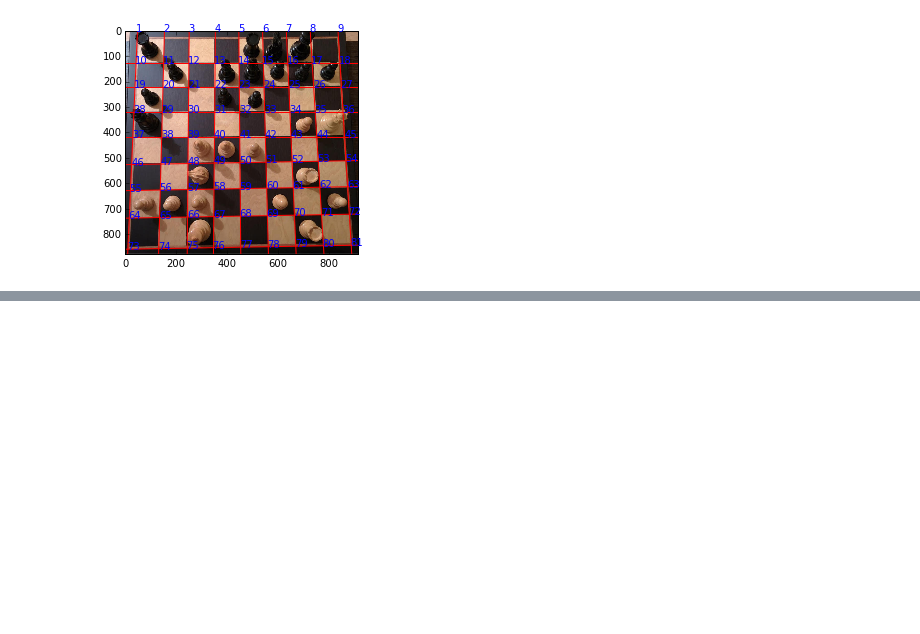
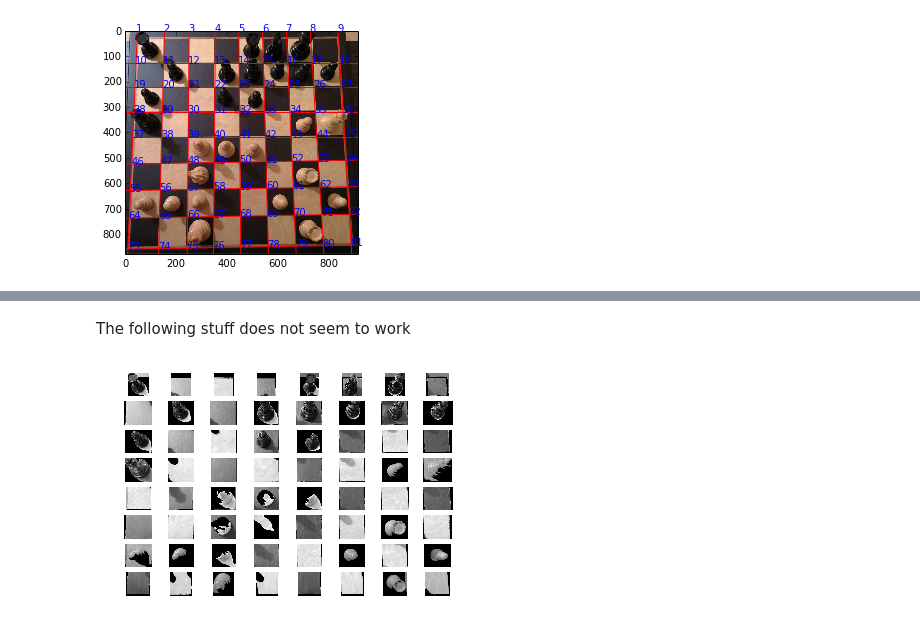
Before and after one commit to superwhoopy/chessreader, a Jupyter notebook: imgprocessor/chess_vision_experiments.ipynb, the cells around one changed output, grey strips where cells are left out. Saved outputs shown, nothing was run; the diff lists cells and outputs as text; code cells hidden in the pictures; blank space fills up the shorter version.

```diff
--- a/imgprocessor/chess_vision_experiments.ipynb
+++ b/imgprocessor/chess_vision_experiments.ipynb
@@ -155,0 +209,37 @@ Errors:  4
+# %% [markdown]
+The following stuff does not seem to work
+# %%
+from skimage.measure import label
+
+# apply threshold
+def find_objects(image):
+    image_gray = color.rgb2gray(image)
+    thresh = threshold_otsu(image_gray)
+
+    bw = closing(image_gray > thresh, square(3))
+    label_image = label(bw)
+    center_label = label_image[math.floor(label_image.shape[0]/2), math.floor(label_image.shape[1]/2)]
+    filter_piece = label_image == center_label
+    image_gray[~filter_piece] = 0
+    # avg_color = np.sum(region, axis=(0,1))/region.size
+    # return label2rgb(label_image, image=image)
+    return image_gray
+
+def flatten_matrix(M, ref=None):
+    output = np.zeros((M.shape[0]*M.shape[1], M.shape[2]))
+    k = 0
+    for i in range(M.shape[0]):
+        for j in range(M.shape[1]):
+            if (ref is not None and ref[i,j] == 1) or ref is None:
+                output[k,:] = M[i,j]
+            k+=1
+    return output
+
+print_all_squares(apply_to_matrix(squares, find_objects))
+# print_all_squares(apply_to_matrix(squares, find_objects))
+# cols = apply_to_matrix(squares, find_objects, dtype=(float,3))
+# cols_flat = flatten_matrix(cols)
+
+# print(cols_flat) # not working
+# %% [output]
+[figure, added]
```
Also changed, not shown: parts of 8 cells of this notebook.
